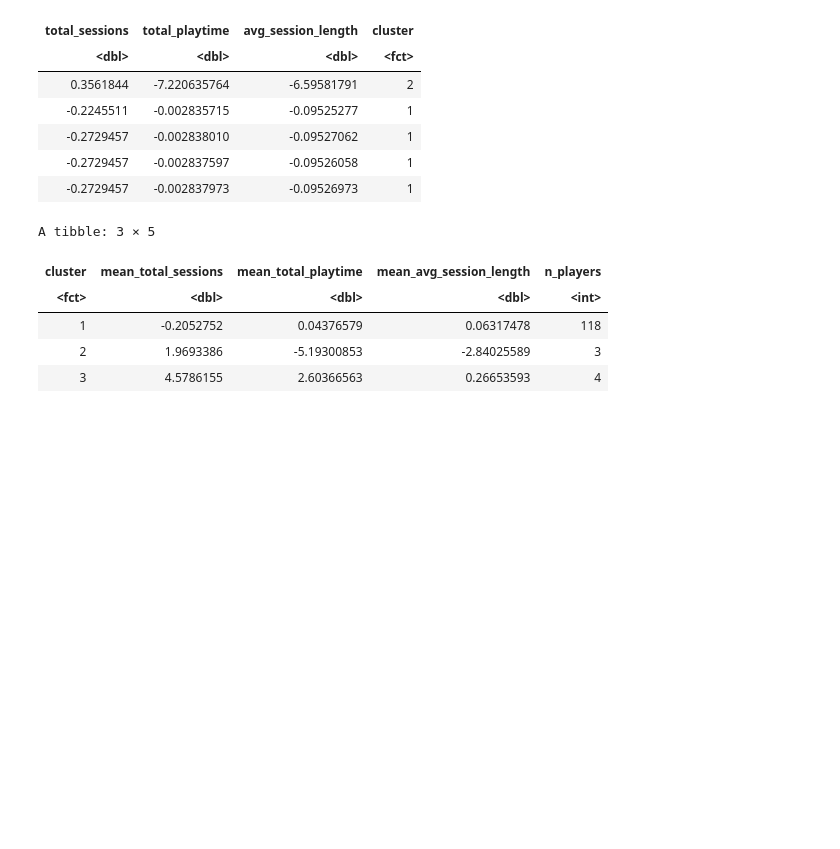
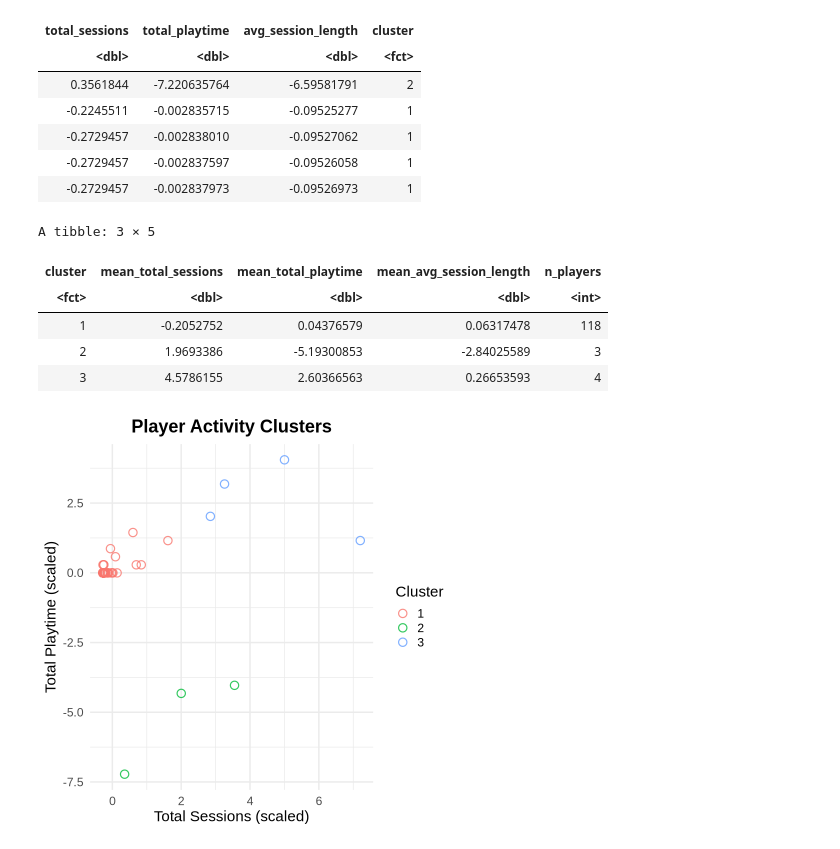
Before and after one commit to ChangGe1231/2025.5.27-DSCI100-project-demo, a Jupyter notebook: Project file (Chang Ge).ipynb, the cells around one changed output. Drawn from its saved outputs; the diff is of its cells as text; code cells hidden in the pictures; blank space fills up the shorter version.

Commit message:
Visualized player clusters using ggplot scatterplot

```diff
--- a/Project file (Chang Ge).ipynb
+++ b/Project file (Chang Ge).ipynb
@@ -157,3 +157,20 @@ A tibble: 3 × 5
 | 1 | -0.2052752 | 0.04376579 | 0.06317478 | 118 |
 | 2 | 1.9693386 | -5.19300853 | -2.84025589 | 3 |
 | 3 | 4.5786155 | 2.60366563 | 0.26653593 | 4 |
+# %%
+# Create a scatterplot of total_sessions vs. total_playtime, colored by cluster
+ggplot(activity_features_scaled, aes(x = total_sessions, y = total_playtime, color = cluster)) +
+  geom_point(size = 4, alpha = 0.8, shape = 21, stroke = 1) + # Bigger, outlined points
+  labs(
+    title = "Player Activity Clusters",
+    x = "Total Sessions (scaled)",
+    y = "Total Playtime (scaled)",
+    color = "Cluster"
+  ) +
+  theme_minimal(base_size = 18) +
+  theme(
+    plot.title = element_text(hjust = 0.5, face = "bold"), # Center and bold title
+    legend.position = "right"
+  )
+# %% [output]
+[figure, added]
```
